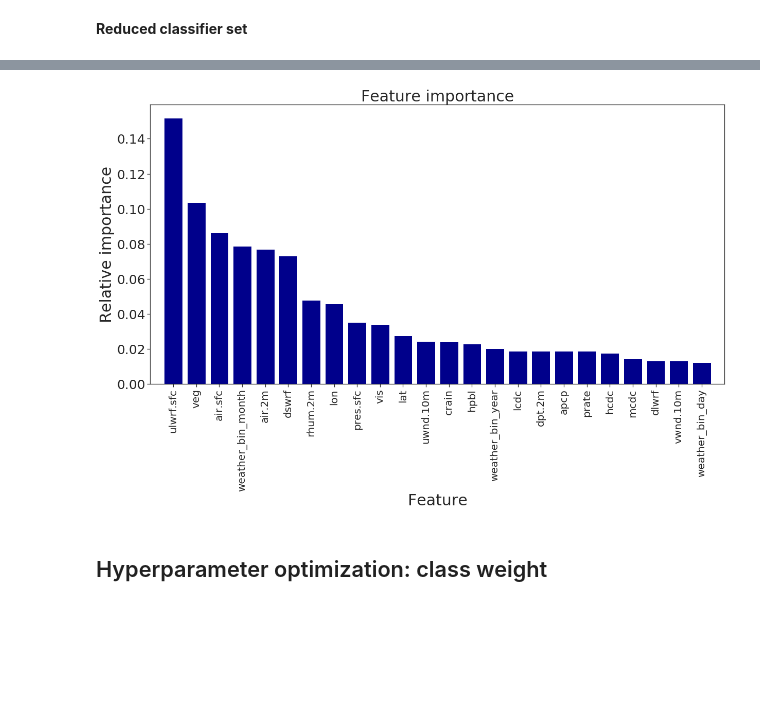
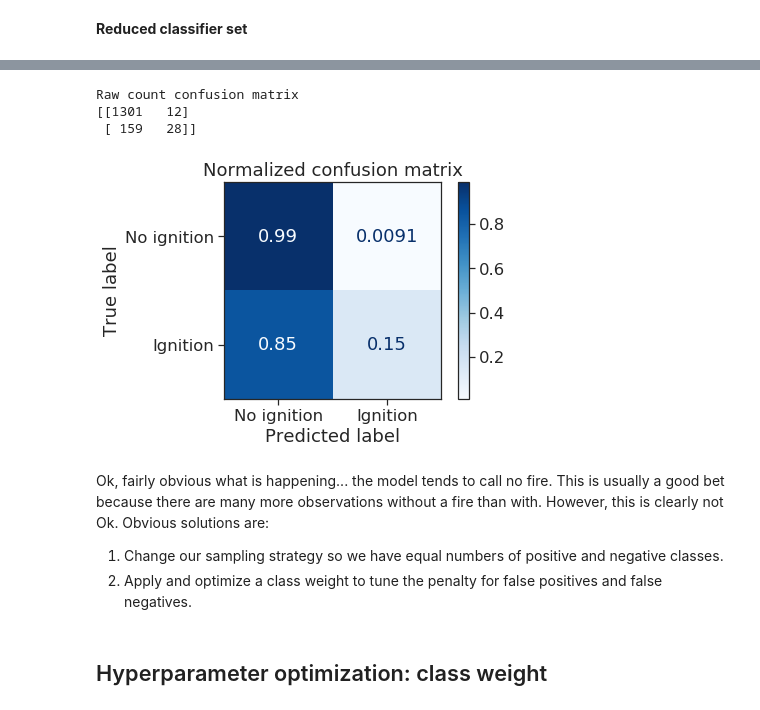
Before and after one commit to aristyogresearch/wildfire, a Jupyter notebook: notebooks/model_selection.ipynb, the cells around one changed output, grey strips where cells are left out. Saved outputs shown, nothing was run; the diff lists cells and outputs as text; code cells hidden in the pictures; blank space fills up the shorter version.

```diff
--- a/notebooks/model_selection.ipynb
+++ b/notebooks/model_selection.ipynb
@@ -823,33 +829,31 @@ Looks like XGBoost is the holistic winner. XGBoost's cross validation f1 score i
-# %%
-def plot_relative_feature_importance(model, data, x_test, x_tick_size):
-    importances = model.feature_importances_
-    indices = np.argsort(importances)[::-1]
-    feature_names = np.array(list(data))
-
-    plt.figure(figsize=(20,10))
-    plt.rc('axes', titlesize=30)     # fontsize of the axes title
-    plt.rc('axes', labelsize=30)    # fontsize of the x and y labels
-    plt.rc('xtick', labelsize=x_tick_size)    # fontsize of the tick labels
-    plt.rc('ytick', labelsize=25)    # fontsize of the tick labels
-    plt.title("Feature importance")
-    plt.bar(range(x_test.shape[1]), importances[indices],
-           color="darkblue", align="center")
-    plt.xticks(np.arange(len(indices)), feature_names[indices], rotation='vertical')
-    plt.xlim([-1, x_test.shape[1]])
-    plt.xlabel("Feature")
-    plt.ylabel("Relative importance")
-
-    plt.show()
-
-known_params = {
-    'n_jobs': max_jobs
-}
-
-model = XGBClassifier(**known_params)
-model.fit(X_train, y_train)
-
-plot_relative_feature_importance(model, data_daily_mean, X_test, 20)
-# %% [output]
-[figure, removed]
+# %%
+def display_confusion_matrix(model, class_names, x_test, y_test):
+
+    raw_cm = confusion_matrix(y_test, model.predict(x_test))
+    print("Raw count confusion matrix")
+    print(raw_cm)
+
+    normalized_cm = plot_confusion_matrix(model, x_test, y_test,
+                                 display_labels=class_names,
+                                 cmap=plt.cm.Blues,
+                                 normalize='true')
+
+    normalized_cm.ax_.set_title("Normalized confusion matrix")
+
+    plt.show()
+
+class_names = np.array(['No ignition', 'Ignition'])
+model = XGBClassifier(n_jobs = max_jobs, random_state = rand_seed)
+model.fit(X_train, y_train)
+display_confusion_matrix(model, class_names, X_test, y_test)
+# %% [output]
+Raw count confusion matrix
+[[1301   12]
+ [ 159   28]]
+[figure, added]
+# %% [markdown]
+Ok, fairly obvious what is happening... the model tends to call no fire. This is usually a good bet because there are many more observations without a fire than with. However, this is clearly not Ok. Obvious solutions are:
+1. Change our sampling strategy so we have equal numbers of positive and negative classes.
+2. Apply and optimize a class weight to tune the penalty for false positives and false negatives.
 # %% [markdown]
 ## Hyperparameter optimization: class weight
```
Also changed, not shown: parts of 14 cells of this notebook, 3 other files.
